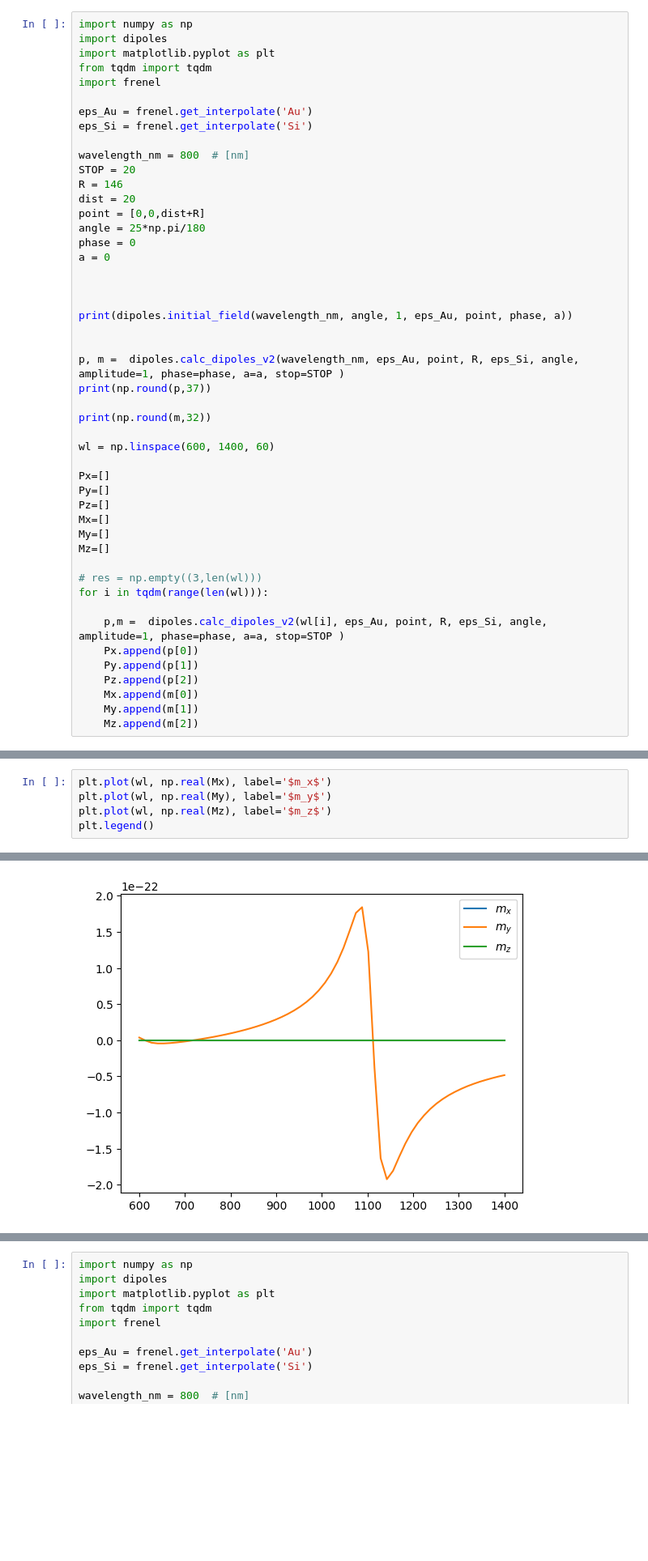
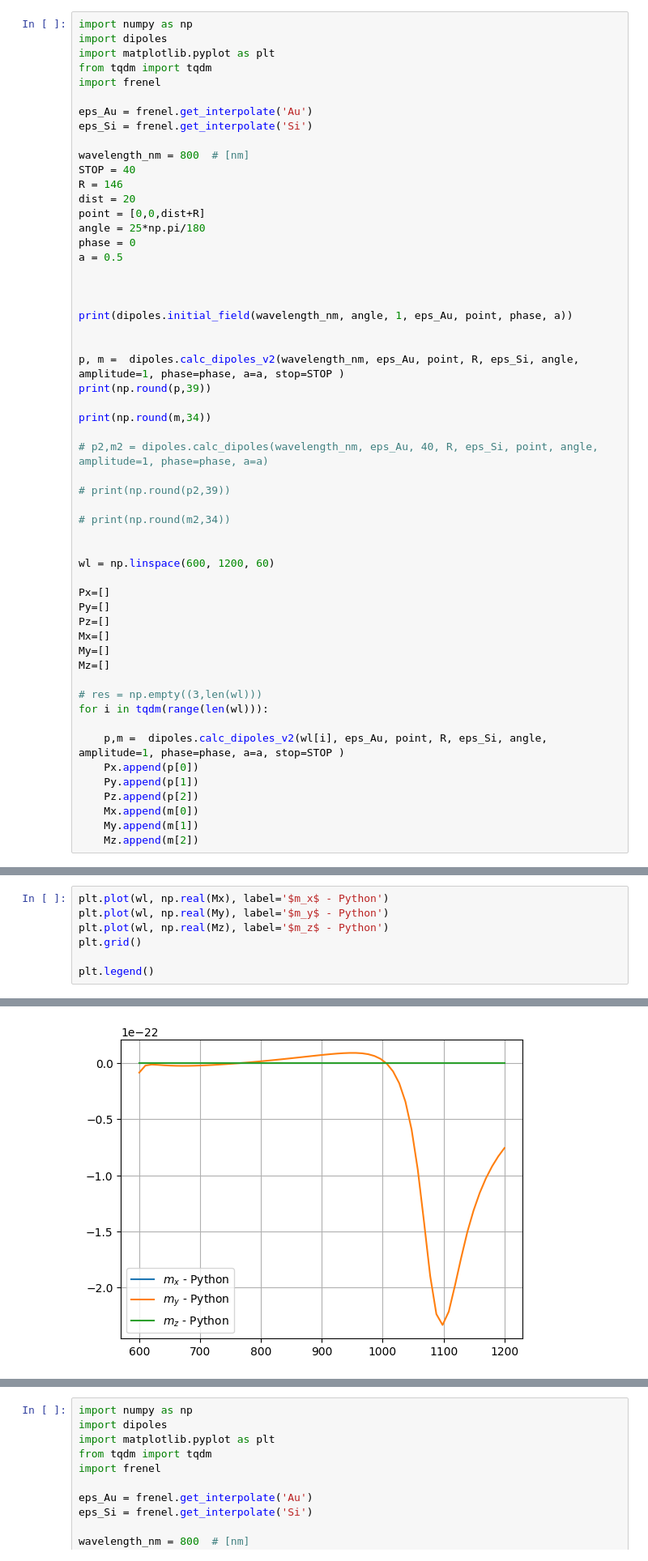
Before and after one commit to semyonbo/SPP_ANALYTICAL, a Jupyter notebook: plot.ipynb, the cells around one changed output, grey strips where cells are left out. Shown at 81% size. Cells and saved outputs as stored; diff of their text form; blank space fills up the shorter version.

```diff
--- a/plot.ipynb
+++ b/plot.ipynb
@@ -9,13 +9,13 @@ eps_Au = frenel.get_interpolate('Au')
 eps_Si = frenel.get_interpolate('Si')
 
 wavelength_nm = 800  # [nm]
-STOP = 20
+STOP = 40
 R = 146
 dist = 20
 point = [0,0,dist+R]
 angle = 25*np.pi/180
 phase = 0
-a = 0
+a = 0.5
 
 
 
@@ -23,11 +23,18 @@ print(dipoles.initial_field(wavelength_nm, angle, 1, eps_Au, point, phase, a))
 
 
 p, m =  dipoles.calc_dipoles_v2(wavelength_nm, eps_Au, point, R, eps_Si, angle, amplitude=1, phase=phase, a=a, stop=STOP )
-print(np.round(p,37))
+print(np.round(p,39))
 
-print(np.round(m,32))
+print(np.round(m,34))
 
-wl = np.linspace(600, 1400, 60)
+# p2,m2 = dipoles.calc_dipoles(wavelength_nm, eps_Au, 40, R, eps_Si, point, angle, amplitude=1, phase=phase, a=a)
+
+# print(np.round(p2,39))
+
+# print(np.round(m2,34))
+
+
+wl = np.linspace(600, 1200, 60)
 
 Px=[]
 Py=[]
@@ -69,8 +104,10 @@ plt.legend()
 # %%
-plt.plot(wl, np.real(Mx), label='$m_x$')
-plt.plot(wl, np.real(My), label='$m_y$')
-plt.plot(wl, np.real(Mz), label='$m_z$')
+plt.plot(wl, np.real(Mx), label='$m_x$ - Python')
+plt.plot(wl, np.real(My), label='$m_y$ - Python')
+plt.plot(wl, np.real(Mz), label='$m_z$ - Python')
+plt.grid()
+
 plt.legend()
 # %% [output]
 <matplotlib.legend.Legend at 0x...>
-[figure, old version]
+[figure, new version]
```
Also changed, not shown: parts of 7 cells of this notebook, 9 other files.
